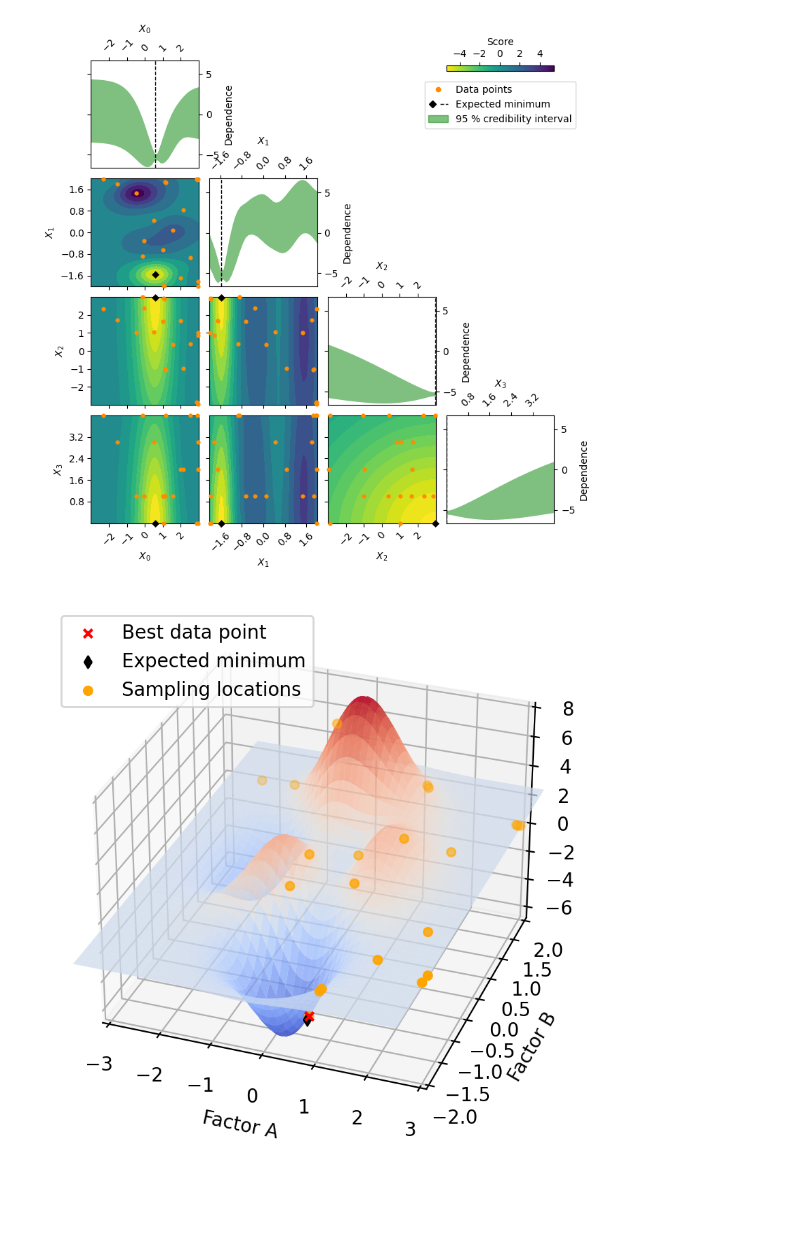
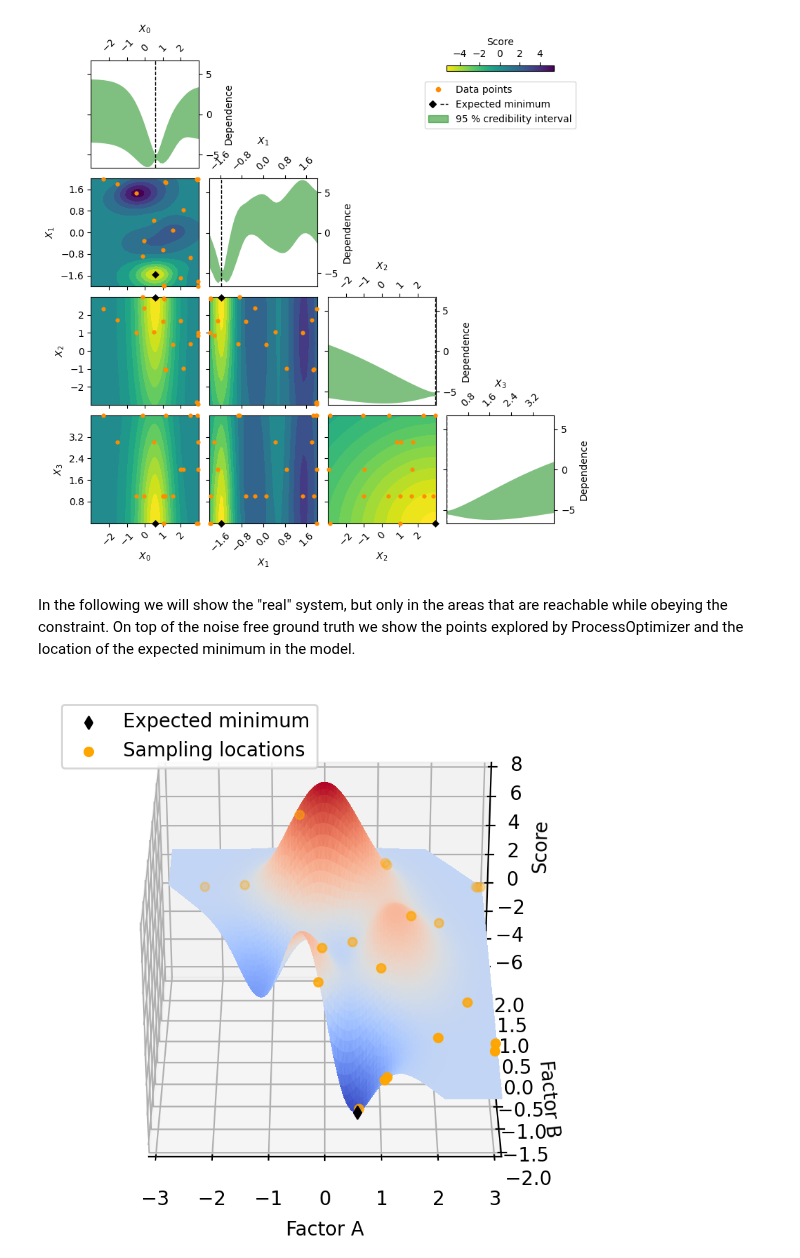
Before and after one commit to novonordisk-research/ProcessOptimizer, a Jupyter notebook: examples/design_qualifications/Constrained_experimentation.ipynb, the cells around one changed output. Drawn from its saved outputs; the diff is of its cells as text; code cells hidden in the pictures; blank space fills up the shorter version.

Commit message:
Updates the jupyter notebook for constrained optimization to show only the accessible part of the model system

```diff
--- a/examples/design_qualifications/Constrained_experimentation.ipynb
+++ b/examples/design_qualifications/Constrained_experimentation.ipynb
@@ -226,15 +226,22 @@ plot_objective(res, show_confidence=True, pars="expected_minimum")
 result_location, [result_value, result_std] = expected_minimum(res, return_std=True)
 # %% [output]
 [figure]
+# %% [markdown]
+In the following we will show the "real" system, but only in the areas that are reachable while obeying the constraint. On top of the noise free ground truth we show the points explored by ProcessOptimizer and the location of the expected minimum in the model.
 # %%
 # Visualize the true system and the identified solution
 xx, yy = np.meshgrid(np.linspace(-3, 3, 100), np.linspace(-3, 3, 100))
 zz = np.array([score([x, y], noise_std=0) for x, y in zip(xx, yy)])
+# Create an array that keeps track of whether the coordinates (xx, yy)
+# can actually be reached while obeying the constraint
+idx = ((xx + yy) < 5) & ((xx + yy) > -1)
 
 fig = plt.figure(figsize=(5, 5), dpi=200)
 ax = fig.add_subplot(111, projection='3d', computed_zorder=False)
-ax.view_init(30, -70)
-h = ax.plot_surface(xx, yy, zz, cmap=mcolormap.coolwarm, alpha=0.75, zorder=0)
+ax.view_init(30, -90)
+# Only plot the part of the system we can actually reach
+h = ax.plot_trisurf(xx[idx], yy[idx], zz[idx], cmap=mcolormap.coolwarm, alpha=1, antialiased=False)
+
 # Cosmetics
 ax.set(
     xlabel=labels[0],
@@ -245,46 +252,33 @@ ax.set(
     zlim=(-6.5,8),
 )
 
-# Location of best data point
-x_solution = x[np.argmin(y)]
-
-# Show location of the data point that met the goal
-ax.scatter(
-    x_solution[0],
-    x_solution[1],
-    score([x_solution[0], x_solution[1]], noise_std=0),
-    c="red",
-    marker="x",
-    zorder=5,
-    label="Best data point",
-)
 # Show location of expected minimum
 ax.scatter(
     result_location[0],
     result_location[1],
     score([result_location[0], result_location[1]], noise_std=0),
     c="black",
     marker="d",
     zorder=4,
     label="Expected minimum",
 )
 # Show where data was collected
 xx = np.array(x)
 yy = np.array(y)
 ax.scatter(
     xx[:,0],
     xx[:,1],
     score([xx[:,0], xx[:,1]], noise_std=0),
     c="orange",
     marker="o",
     zorder=3,
     label="Sampling locations",
 )
 
 # Add a legend
 res_icon = mlines.Line2D([], [], color="red", marker="x", label="Best data point")
 EM_icon = mlines.Line2D([], [], color="black", marker="d", label="Expected minimum")
 data_icon = mlines.Line2D([], [], color="orange", marker="o", label="Data")
 l = ax.legend(loc="upper left")
 # %% [output]
-[figure, old version]
+[figure, new version]
```
